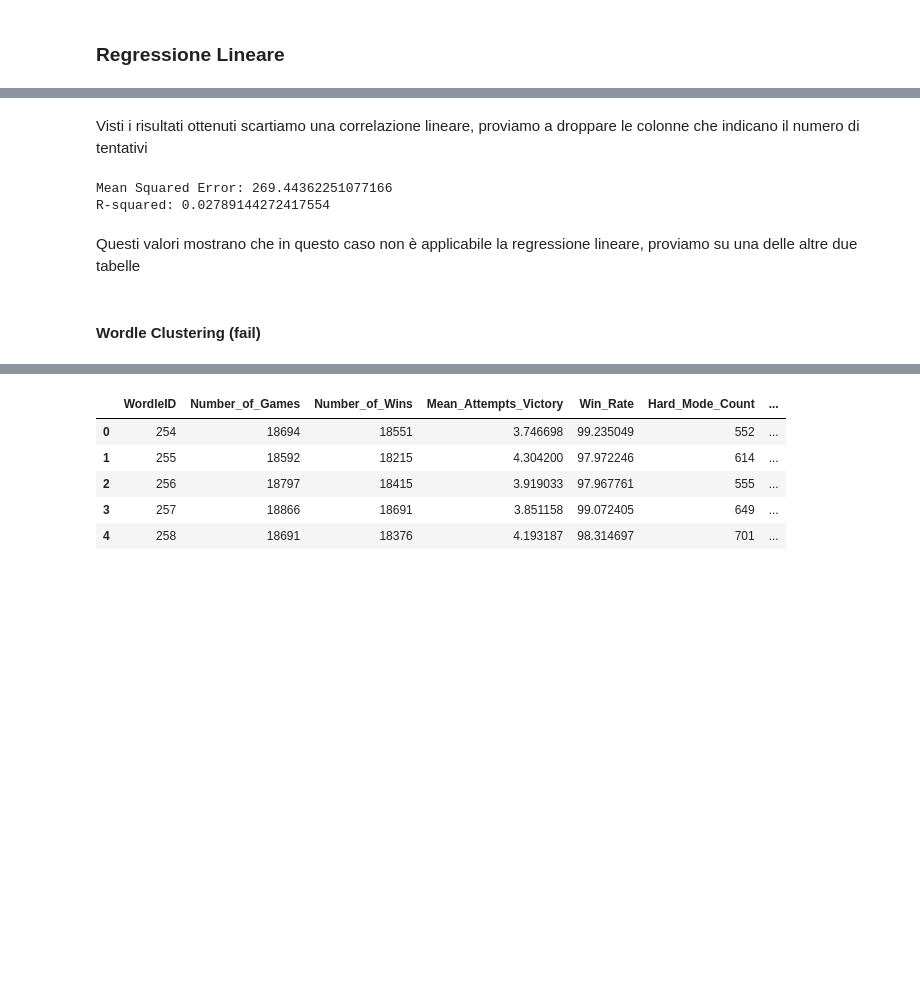
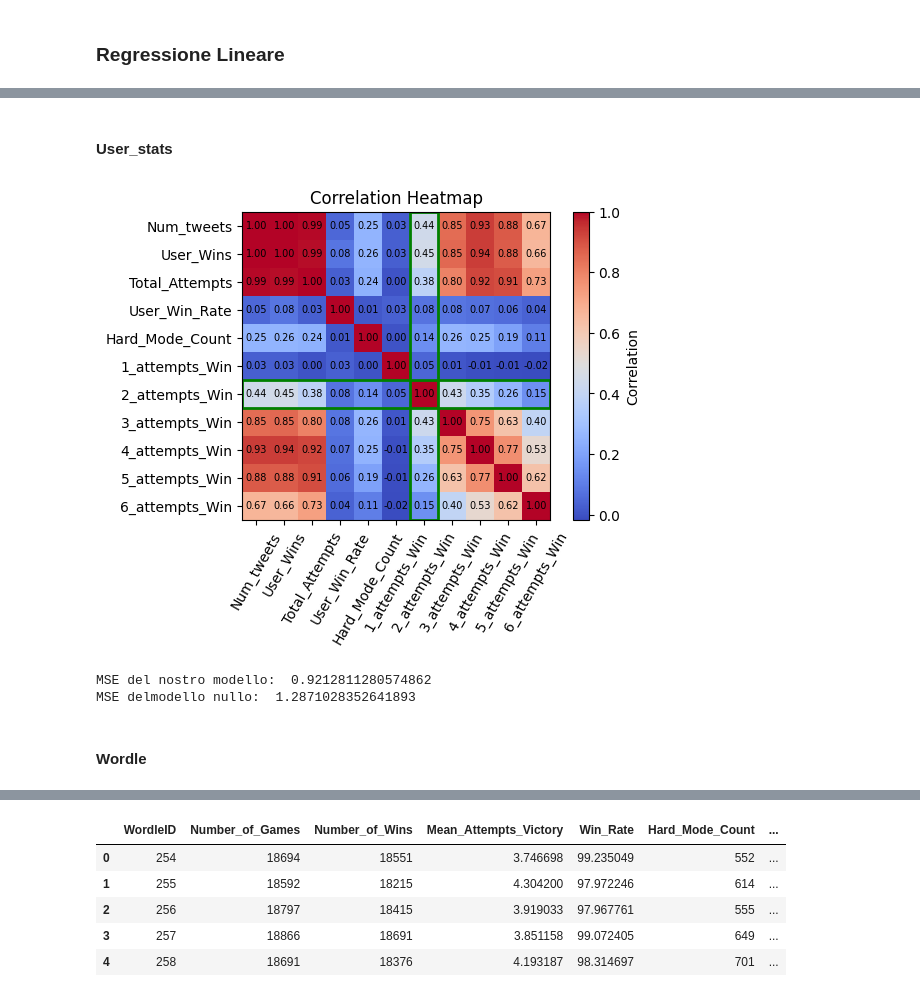
Before and after one commit to roby-ianny/IannelloSuffia_DataScienceProject, a Jupyter notebook: DataScienceProject.ipynb, the cells around one changed output, grey strips where cells are left out. Drawn from its saved outputs; the diff is of its cells as text; code cells hidden in the pictures; blank space fills up the shorter version.

Commit message:
sistemata regressione (da togliere qualcosa nel caso)

```diff
--- a/DataScienceProject.ipynb
+++ b/DataScienceProject.ipynb
@@ -1361,30 +1296,27 @@ R-squared: 0.0005064299465585842
-# %% [markdown]
-Visti i risultati ottenuti scartiamo una correlazione lineare, proviamo a droppare le colonne che indicano il numero di tentativi
-# %%
-# Dividi il dataset in features (X) e variabile dipendente (y)
-X = user_stats[['Num_tweets','Total_Attempts']]                   # Features
-y = user_stats['User_Win_Rate']                  # Variabile dipendente
-
-# Dividi il dataset in set di addestramento e di test
-X_train, X_test, y_train, y_test = train_test_split(X, y, test_size=0.2, random_state=42)
-
-# Crea un'istanza del modello di regressione lineare
-model = LinearRegression()
-
-# Addestra il modello sui dati di addestramento
-model.fit(X_train, y_train)
-
-# Fai previsioni sui dati di test
-y_pred = model.predict(X_test)
-
-# Valuta le prestazioni del modello
-mse = mean_squared_error(y_test, y_pred)
-r2 = r2_score(y_test, y_pred)
-
-print("Mean Squared Error:", mse)
-print("R-squared:", r2)
-# %% [output]
-Mean Squared Error: 269.44362251077166
-R-squared: 0.02789144272417554
-# %% [markdown]
-Questi valori mostrano che in questo caso non è applicabile la regressione lineare, proviamo su una delle altre due tabelle
+# %% [markdown]
+#### User_stats
+# %%
+r = user_stats.drop(columns=['UserActivity', 'UserID']).corr()
+
+plt.figure(figsize=(6, 4))
+plt.imshow(r, cmap='coolwarm', interpolation='nearest')
+
+for i in range(len(r.columns)):
+    for j in range(len(r.columns)):
+        plt.text(j, i, "{:.2f}".format(r.iloc[i, j]), ha='center', va='center', color='black', fontsize=7)
+
+highlight_row = r.index.get_loc('2_attempts_Win')
+rect = Rectangle((-0.5, highlight_row - 0.5), len(r.columns), 1, linewidth=2, edgecolor='green', facecolor='none')
+plt.gca().add_patch(rect)
+
+highlight_col = r.columns.get_loc('2_attempts_Win')
+col_rect = Rectangle((highlight_col - 0.5, -0.5), 1, len(r.columns), linewidth=2, edgecolor='green', facecolor='none')
+plt.gca().add_patch(col_rect)
+
+plt.colorbar(label='Correlation')
+plt.title('Correlation Heatmap')
+plt.xticks(range(len(r.columns)), r.columns, rotation=60)
+plt.yticks(range(len(r.columns)), r.columns)
+plt.show()
+# %% [output]
+[figure, added]
@@ -1391,5 +1340,15 @@ Questi valori mostrano che in questo caso non è applicabile la regressione line
+# %%
+mean_attempts = y_test.mean()
+
+null_model_y = np.ones(len(y_test))*mean_attempts
+
+print("MSE del nostro modello: ", MSE(y_pred, y_test))
+print("MSE delmodello nullo: ", MSE(null_model_y, y_test))
+# %% [output]
+MSE del nostro modello:  0.9212811280574862
+MSE delmodello nullo:  1.2871028352641893
 # %% [markdown]
-#### Wordle Clustering (fail)
+#### Wordle
 # %%
 wordle_clustering.head()
 # %% [output]
```
Also changed, not shown: parts of 51 cells of this notebook.
